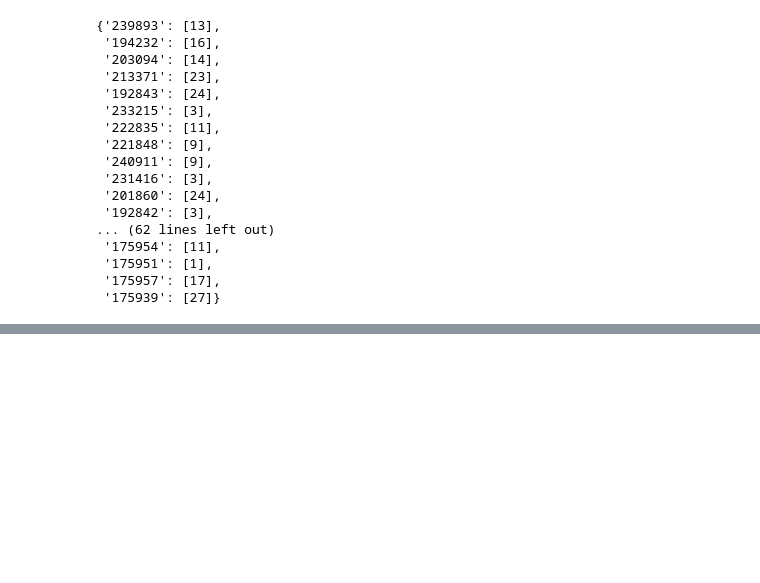
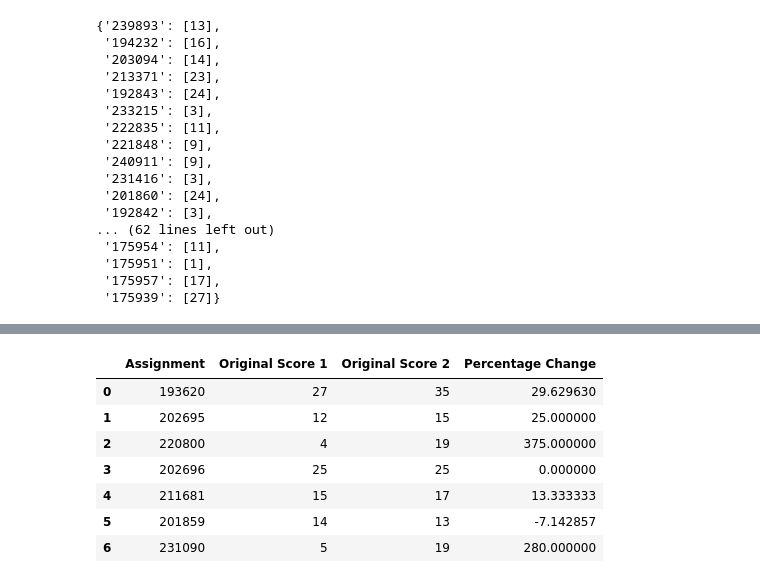
Before and after one commit to Typiqally/canvas-grade-correlation, a Jupyter notebook: main.ipynb, the cells around one changed output, grey strips where cells are left out. Saved outputs shown, nothing was run; the diff lists cells and outputs as text; code cells hidden in the pictures; blank space fills up the shorter version.

```diff
--- a/main.ipynb
+++ b/main.ipynb
@@ -69,0 +167,43 @@ assignments
+# %%
+import pandas as pd
+
+# Convert the filtered_assignments dictionary to a DataFrame
+df_filtered = pd.DataFrame.from_dict(filtered_assignments, orient='index').transpose()
+
+# Function to calculate percentage change
+def calculate_percentage_change(old, new):
+    if old == 0:
+        return 0
+    return ((new - old) / old) * 100
+
+# Calculate percentage change for filtered assignments
+percentage_changes = {}
+for assignment, scores in filtered_assignments.items():
+    percentage_changes[assignment] = []
+    for i in range(1, len(scores)):
+        change = calculate_percentage_change(scores[i-1], scores[i])
+        percentage_changes[assignment].append(change)
+
+# Create a new DataFrame to store the original scores and percentage changes
+data = []
+for assignment, scores in filtered_assignments.items():
+    for i in range(1, len(scores)):
+        row = {'Assignment': assignment}
+        for j in range(len(scores)):
+            row[f'Original Score {j+1}'] = scores[j]
+        row['Percentage Change'] = percentage_changes[assignment][i-1] if i > 0 else None
+        data.append(row)
+
+df_table = pd.DataFrame(data)
+
+# Display the DataFrame as a table
+df_table
+# %% [output]
+|  | Assignment | Original Score 1 | Original Score 2 | Percentage Change |
+| 0 | 193620 | 27 | 35 | 29.629630 |
+| 1 | 202695 | 12 | 15 | 25.000000 |
+| 2 | 220800 | 4 | 19 | 375.000000 |
+| 3 | 202696 | 25 | 25 | 0.000000 |
+| 4 | 211681 | 15 | 17 | 13.333333 |
+| 5 | 201859 | 14 | 13 | -7.142857 |
+| 6 | 231090 | 5 | 19 | 280.000000 |
```
Also changed, not shown: parts of 5 cells of this notebook.
